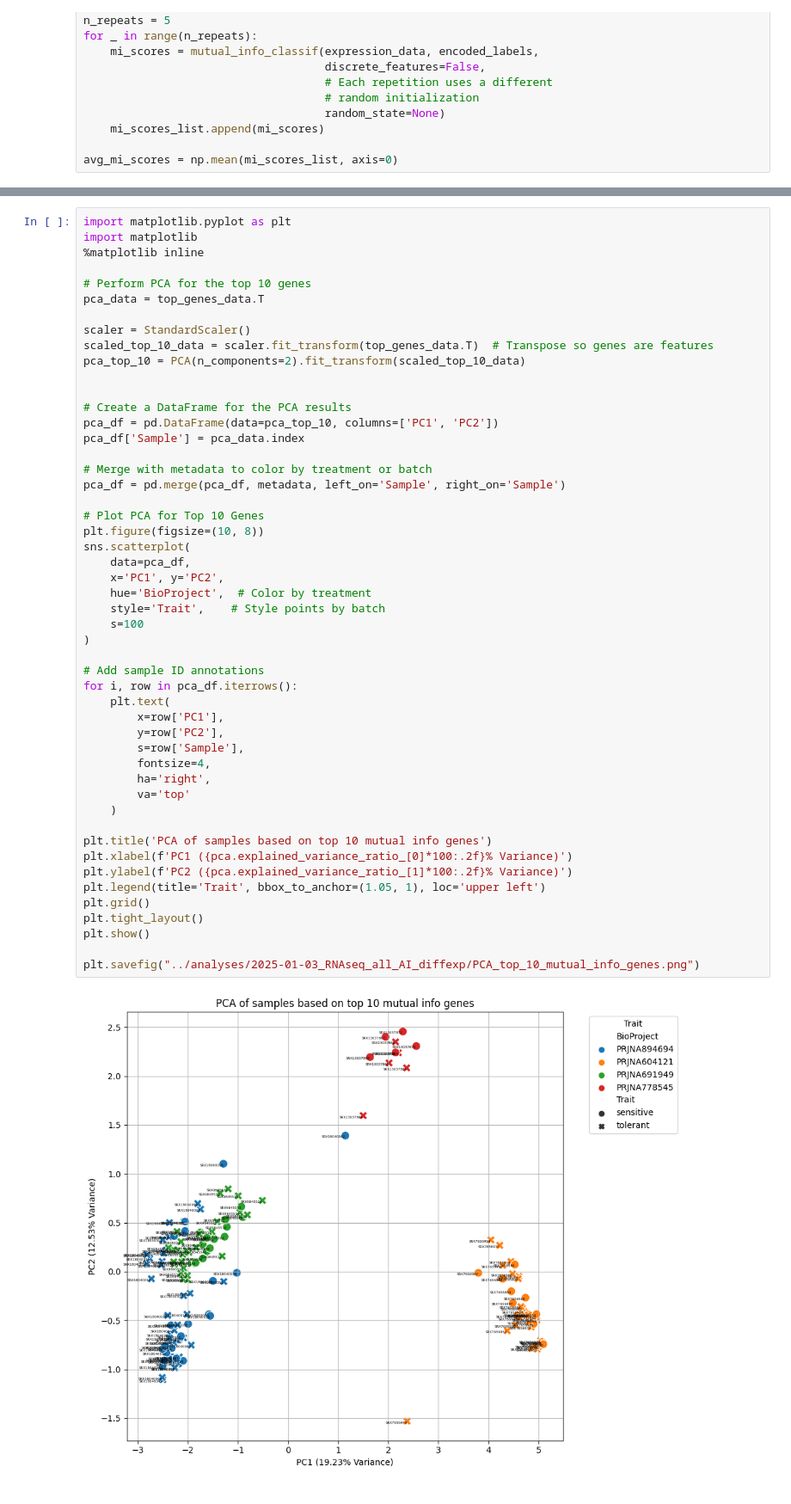
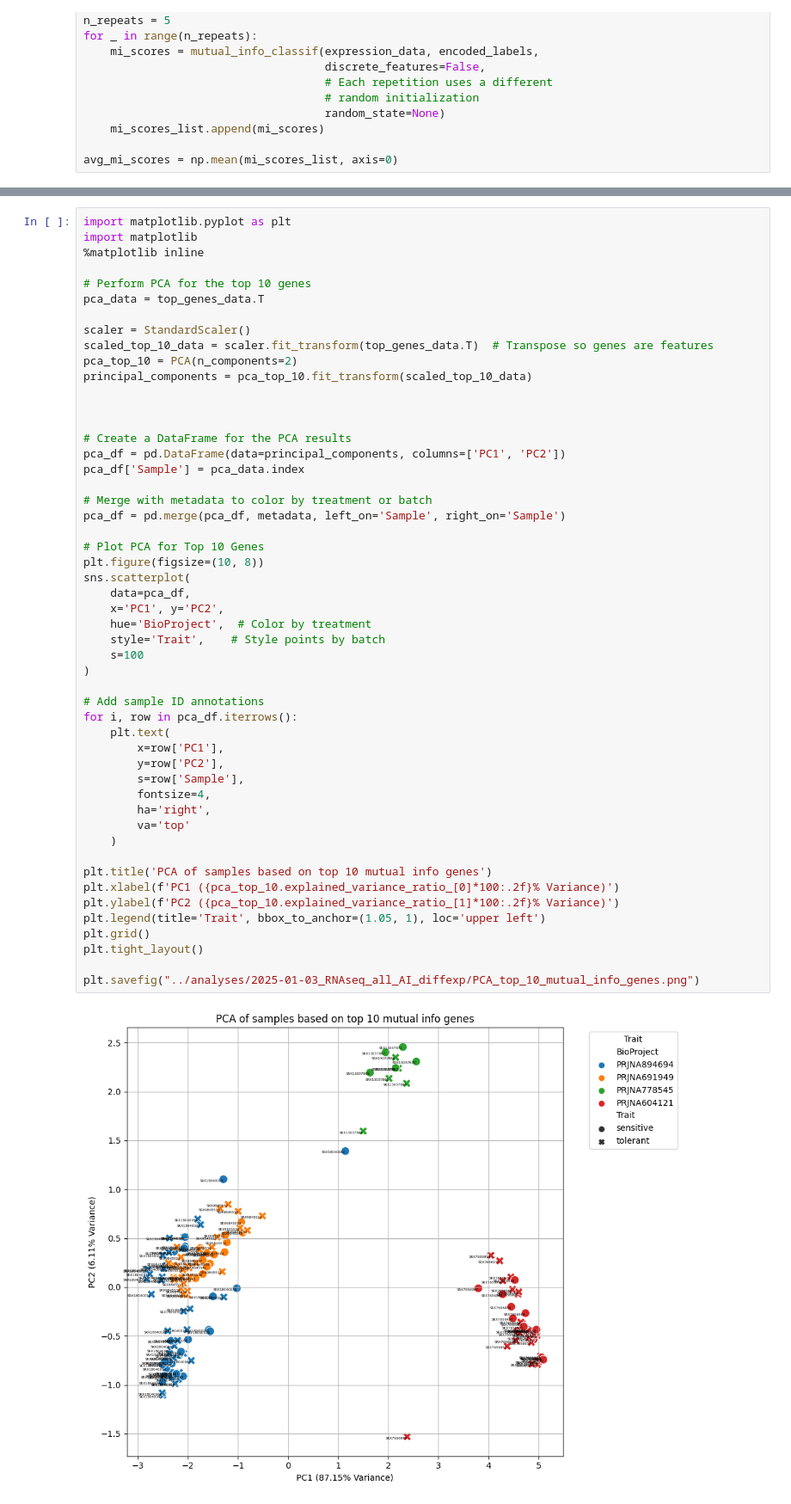
Before and after one commit to Resilience-Biomarkers-for-Aquaculture/Cvirg_Pmarinus_RNAseq, a Jupyter notebook: scripts/2025-01-03_RNAseq_all_AI_diffexp.ipynb, the cells around one changed output, grey strips where cells are left out. Shown at 86% size. Saved outputs shown, nothing was run; the diff lists cells and outputs as text.

```diff
--- a/scripts/2025-01-03_RNAseq_all_AI_diffexp.ipynb
+++ b/scripts/2025-01-03_RNAseq_all_AI_diffexp.ipynb
@@ -503,45 +503,46 @@ pca_data = top_genes_data.T
 
 scaler = StandardScaler()
 scaled_top_10_data = scaler.fit_transform(top_genes_data.T)  # Transpose so genes are features
-pca_top_10 = PCA(n_components=2).fit_transform(scaled_top_10_data)
+pca_top_10 = PCA(n_components=2)
+principal_components = pca_top_10.fit_transform(scaled_top_10_data)
+
 
 
 # Create a DataFrame for the PCA results
-pca_df = pd.DataFrame(data=pca_top_10, columns=['PC1', 'PC2'])
+pca_df = pd.DataFrame(data=principal_components, columns=['PC1', 'PC2'])
 pca_df['Sample'] = pca_data.index
 
 # Merge with metadata to color by treatment or batch
 pca_df = pd.merge(pca_df, metadata, left_on='Sample', right_on='Sample')
 
 # Plot PCA for Top 10 Genes
 plt.figure(figsize=(10, 8))
 sns.scatterplot(
     data=pca_df,
     x='PC1', y='PC2',
     hue='BioProject',  # Color by treatment
     style='Trait',    # Style points by batch
     s=100
 )
 
 # Add sample ID annotations
 for i, row in pca_df.iterrows():
     plt.text(
         x=row['PC1'],
         y=row['PC2'],
         s=row['Sample'],
         fontsize=4,
         ha='right',
         va='top'
     )
 
 plt.title('PCA of samples based on top 10 mutual info genes')
-plt.xlabel(f'PC1 ({pca.explained_variance_ratio_[0]*100:.2f}% Variance)')
-plt.ylabel(f'PC2 ({pca.explained_variance_ratio_[1]*100:.2f}% Variance)')
+plt.xlabel(f'PC1 ({pca_top_10.explained_variance_ratio_[0]*100:.2f}% Variance)')
+plt.ylabel(f'PC2 ({pca_top_10.explained_variance_ratio_[1]*100:.2f}% Variance)')
 plt.legend(title='Trait', bbox_to_anchor=(1.05, 1), loc='upper left')
 plt.grid()
 plt.tight_layout()
-plt.show()
 
 plt.savefig("../analyses/2025-01-03_RNAseq_all_AI_diffexp/PCA_top_10_mutual_info_genes.png")
 # %% [output]
-[figure, old version]
+[figure, new version]
```
Also changed, not shown: parts of 35 cells of this notebook.
